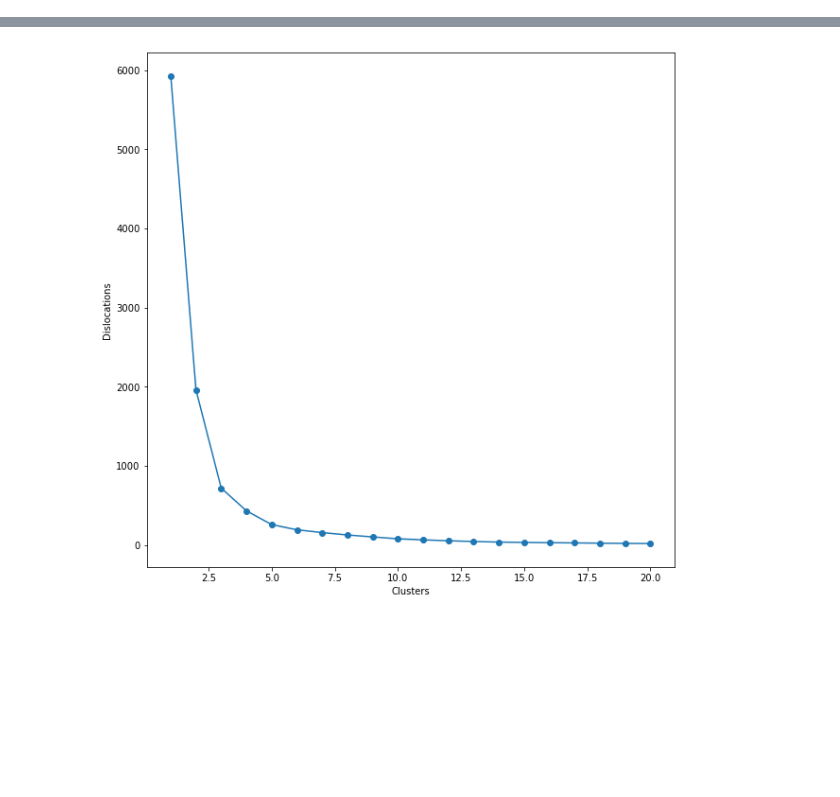
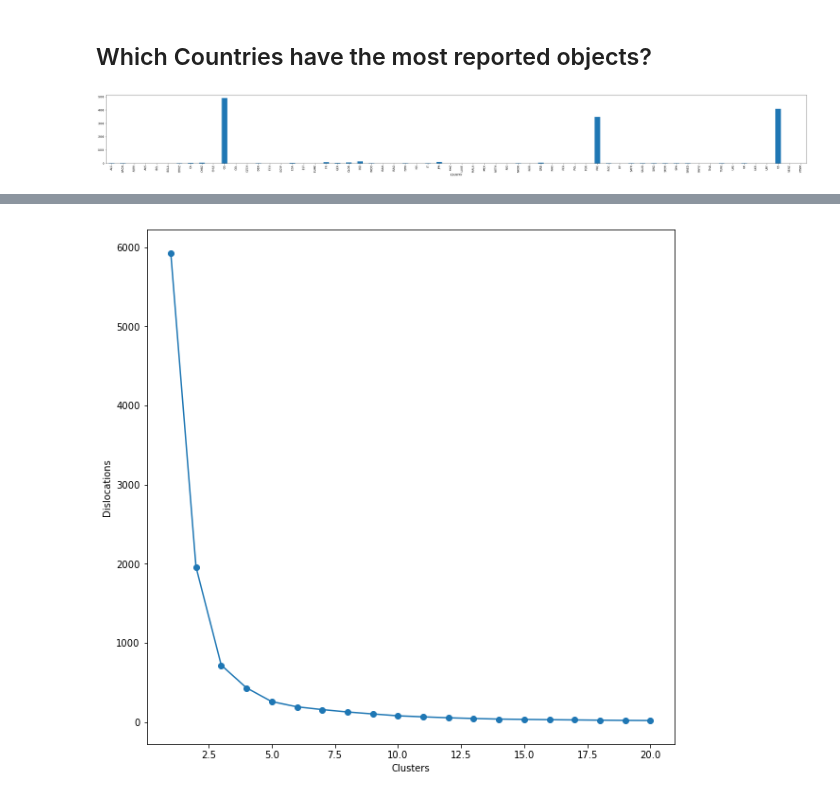
Before and after one commit to dkolosa/SpaceDebrisClassifier, a Jupyter notebook: SPclassifier.ipynb, the cells around one changed output, grey strips where cells are left out. Drawn from its saved outputs; the diff is of its cells as text; code cells hidden in the pictures; blank space fills up the shorter version.

```diff
--- a/SPclassifier.ipynb
+++ b/SPclassifier.ipynb
@@ -168,0 +95,8 @@ obj_labl.head()
+# %% [markdown]
+## Which Countries have the most reported objects?
+# %%
+dfcountry = dataset.groupby(['COUNTRY'])['COUNTRY'].count()
+dfcountry.plot(kind='bar')
+plt.rcParams['figure.figsize'] = (40, 5)
+# %% [output]
+[figure, added]
```
Also changed, not shown: parts of 37 cells of this notebook, 3 other files.
